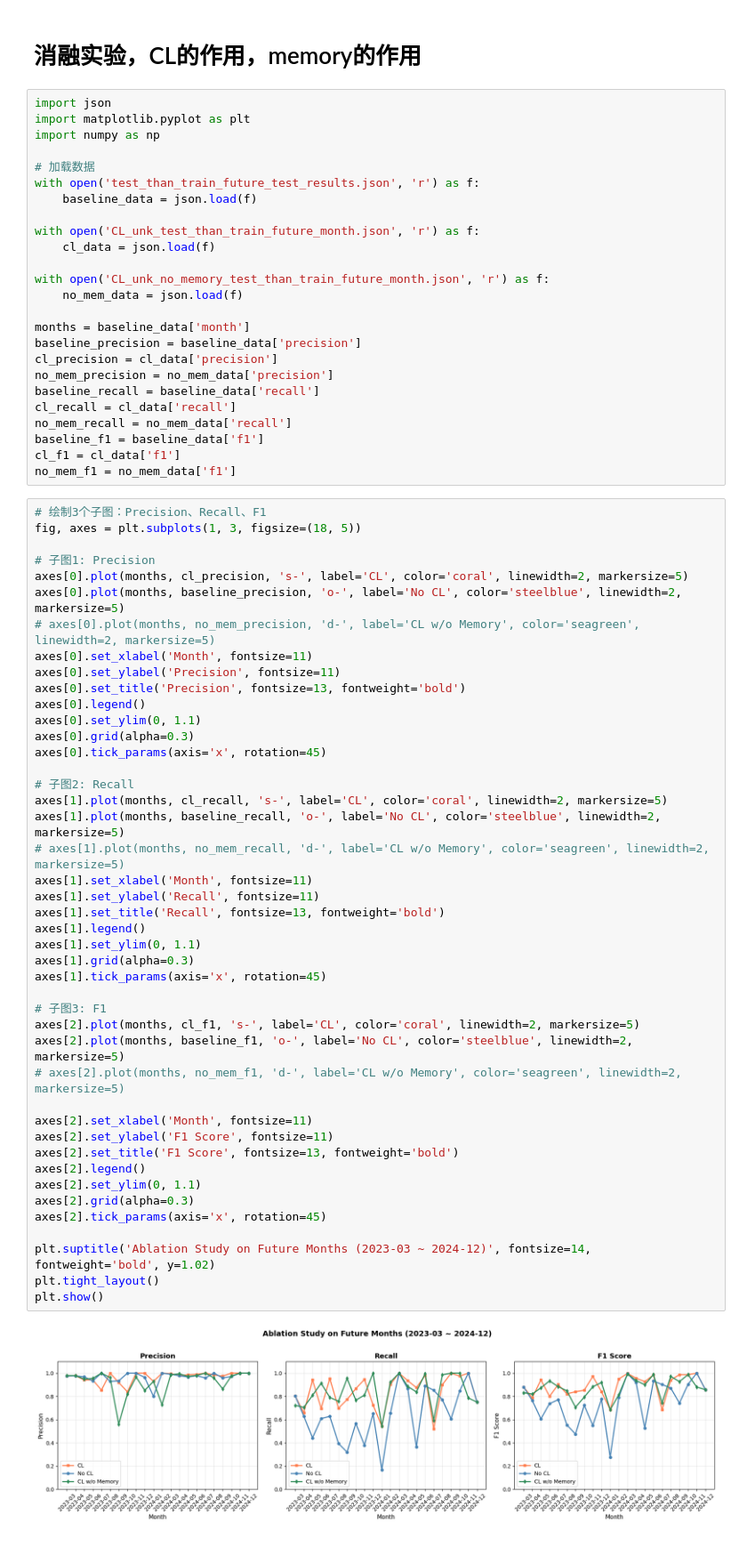
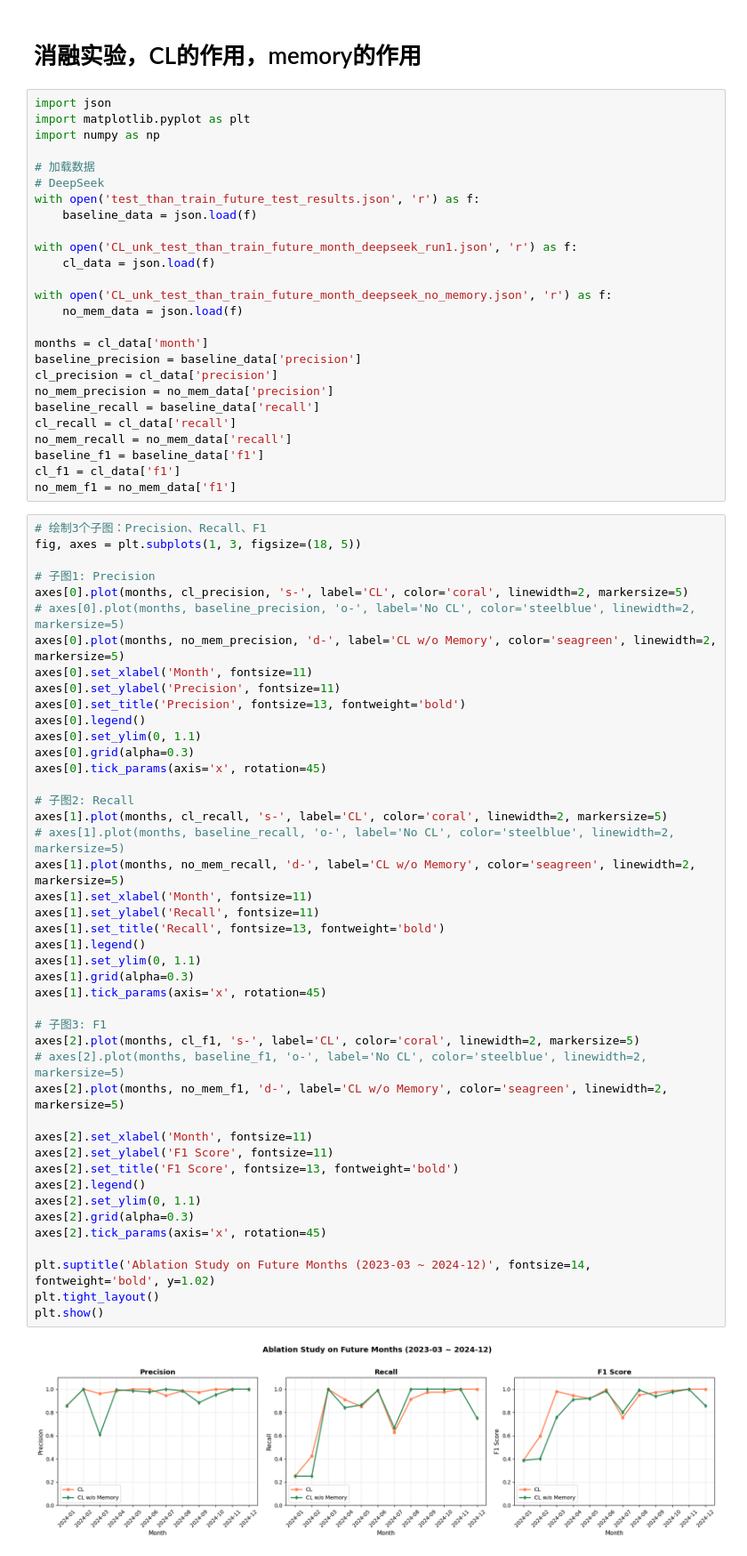
Before and after one commit to Kirin2003/GMLLM, a Jupyter notebook: results/plot_results_ablation.ipynb, the cells around one changed output. Shown at 89% size. Cells and saved outputs as stored; diff of their text form.

```diff
--- a/results/plot_results_ablation.ipynb
+++ b/results/plot_results_ablation.ipynb
@@ -6,16 +6,17 @@ import matplotlib.pyplot as plt
 import numpy as np
 
 # 加载数据
+# DeepSeek
 with open('test_than_train_future_test_results.json', 'r') as f:
     baseline_data = json.load(f)
 
-with open('CL_unk_test_than_train_future_month.json', 'r') as f:
+with open('CL_unk_test_than_train_future_month_deepseek_run1.json', 'r') as f:
     cl_data = json.load(f)
 
-with open('CL_unk_no_memory_test_than_train_future_month.json', 'r') as f:
+with open('CL_unk_test_than_train_future_month_deepseek_no_memory.json', 'r') as f:
     no_mem_data = json.load(f)
 
-months = baseline_data['month']
+months = cl_data['month']
 baseline_precision = baseline_data['precision']
 cl_precision = cl_data['precision']
 no_mem_precision = no_mem_data['precision']
@@ -31,44 +32,44 @@ fig, axes = plt.subplots(1, 3, figsize=(18, 5))
 
 # 子图1: Precision
 axes[0].plot(months, cl_precision, 's-', label='CL', color='coral', linewidth=2, markersize=5)
-axes[0].plot(months, baseline_precision, 'o-', label='No CL', color='steelblue', linewidth=2, markersize=5)
-# axes[0].plot(months, no_mem_precision, 'd-', label='CL w/o Memory', color='seagreen', linewidth=2, markersize=5)
+# axes[0].plot(months, baseline_precision, 'o-', label='No CL', color='steelblue', linewidth=2, markersize=5)
+axes[0].plot(months, no_mem_precision, 'd-', label='CL w/o Memory', color='seagreen', linewidth=2, markersize=5)
 axes[0].set_xlabel('Month', fontsize=11)
 axes[0].set_ylabel('Precision', fontsize=11)
 axes[0].set_title('Precision', fontsize=13, fontweight='bold')
 axes[0].legend()
 axes[0].set_ylim(0, 1.1)
 axes[0].grid(alpha=0.3)
 axes[0].tick_params(axis='x', rotation=45)
 
 # 子图2: Recall
 axes[1].plot(months, cl_recall, 's-', label='CL', color='coral', linewidth=2, markersize=5)
-axes[1].plot(months, baseline_recall, 'o-', label='No CL', color='steelblue', linewidth=2, markersize=5)
-# axes[1].plot(months, no_mem_recall, 'd-', label='CL w/o Memory', color='seagreen', linewidth=2, markersize=5)
+# axes[1].plot(months, baseline_recall, 'o-', label='No CL', color='steelblue', linewidth=2, markersize=5)
+axes[1].plot(months, no_mem_recall, 'd-', label='CL w/o Memory', color='seagreen', linewidth=2, markersize=5)
 axes[1].set_xlabel('Month', fontsize=11)
 axes[1].set_ylabel('Recall', fontsize=11)
 axes[1].set_title('Recall', fontsize=13, fontweight='bold')
 axes[1].legend()
 axes[1].set_ylim(0, 1.1)
 axes[1].grid(alpha=0.3)
 axes[1].tick_params(axis='x', rotation=45)
 
 # 子图3: F1
 axes[2].plot(months, cl_f1, 's-', label='CL', color='coral', linewidth=2, markersize=5)
-axes[2].plot(months, baseline_f1, 'o-', label='No CL', color='steelblue', linewidth=2, markersize=5)
-# axes[2].plot(months, no_mem_f1, 'd-', label='CL w/o Memory', color='seagreen', linewidth=2, markersize=5)
+# axes[2].plot(months, baseline_f1, 'o-', label='No CL', color='steelblue', linewidth=2, markersize=5)
+axes[2].plot(months, no_mem_f1, 'd-', label='CL w/o Memory', color='seagreen', linewidth=2, markersize=5)
 
 axes[2].set_xlabel('Month', fontsize=11)
 axes[2].set_ylabel('F1 Score', fontsize=11)
 axes[2].set_title('F1 Score', fontsize=13, fontweight='bold')
 axes[2].legend()
 axes[2].set_ylim(0, 1.1)
 axes[2].grid(alpha=0.3)
 axes[2].tick_params(axis='x', rotation=45)
 
 plt.suptitle('Ablation Study on Future Months (2023-03 ~ 2024-12)', fontsize=14, fontweight='bold', y=1.02)
 plt.tight_layout()
 plt.show()
 # %% [output]
-[figure, old version]
+[figure, new version]
 # %%
```
Also changed, not shown: parts of 4 cells of this notebook, 39 other files.
